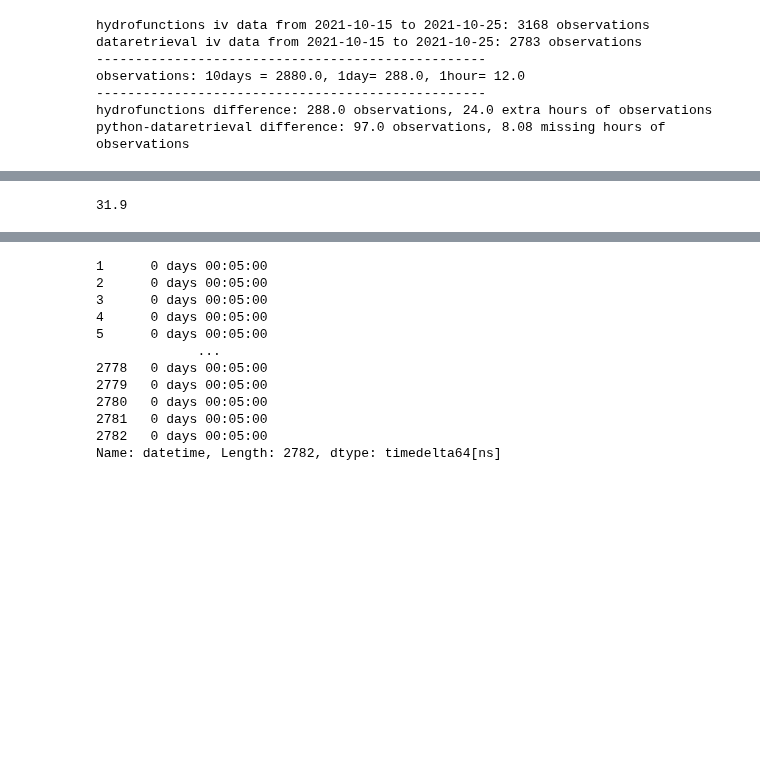
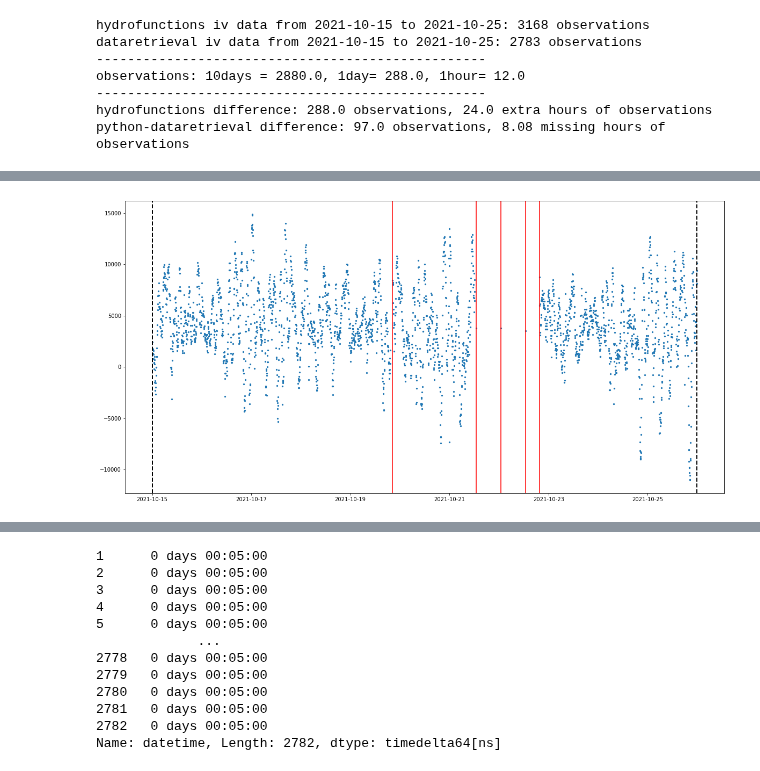
Before and after one commit to mlr07/hydro-tools, a Jupyter notebook: hydro-tools.ipynb, the cells around one changed output, grey strips where cells are left out. Drawn from its saved outputs; the diff is of its cells as text; code cells hidden in the pictures; blank space fills up the shorter version.

Commit message:
found and visualized gaps in python-dataretrieval data

```diff
--- a/hydro-tools.ipynb
+++ b/hydro-tools.ipynb
@@ -197,13 +197,8 @@ observations: 10days = 2880.0, 1day= 288.0, 1hour= 12.0
 hydrofunctions difference: 288.0 observations, 24.0 extra hours of observations
 python-dataretrieval difference: 97.0 observations, 8.08 missing hours of observations
 # %%
-# need to find where time is missing in each dataframe. there are no nans. do i need to identify jumps/gaps in the time index?
-
-%matplotlib inline
-import matplotlib.pyplot as plt
 from datetime import datetime, timedelta
 
-# resist urge to convert to numpy
 # grab datetime index, run diff on datetimes, drop index row 0 NA
 dt_index_delta = dt_df.reset_index()["datetime"].diff()[1:]
 
@@ -211,9 +206,9 @@ dt_index_delta = dt_df.reset_index()["datetime"].diff()[1:]
 dt_gaps = dt_index_delta[dt_index_diff > timedelta(minutes=5)]
 
 # print results
-print(f'{len(dt_gaps)} gaps with average gap duration: {dt_gaps.mean()}')
+print(f'{len(dt_gaps)} gaps with total duration: {dt_gaps.sum()}')
 for i, g in dt_gaps.iteritems():
     gap_start = dt_df.reset_index()["datetime"][i - 1]
-    print(f'Start: {datetime.strftime(gap_start, "%Y-%m-%d")} | '
-          f'Duration: {str(g.to_pytimedelta())}')
+    gap_stop = dt_df.reset_index()["datetime"][i]
+    print(f"Start: {datetime.strftime(gap_start, '%Y-%m-%d %H:%M:%S')} | Stop: {datetime.strftime(gap_stop, '%Y-%m-%d %H:%M:%S')} | Duration: {str(g.to_pytimedelta())}")
 # %% [output]
@@ -226,5 +221,31 @@ Start: 2021-10-22 | Duration: 6:40:00
-# %%
-6.40+0.45+1.05+12.0+12.0
-# %% [output]
-31.9
+# %%
+%matplotlib inline
+import matplotlib.pyplot as plt
+import numpy as np
+
+# convert index to numpy array, datetime object preserved
+dt_np = dt_df.index.to_numpy()
+
+# compute time diff, drops first index due to diff algro
+dt_np_delta = np.diff(dt_np)
+
+# insert dummy diff at index 0 to align indexes
+dt_np_delta = np.insert(dt_np_delta, 0, dt_np_delta[0])
+
+# get boolean mask for timedelta over 5 minutes
+dt_np_mask = dt_np_delta > timedelta(minutes=5)
+
+# filter original dataframe with mask to extract datetime indexes with missing data
+dt_np_gaps = dt_df[dt_np_mask]
+
+# plot it
+plt.figure(figsize=(20, 10))
+plt.scatter(dt_df.index, dt_df["00060_2"], s=5)
+plt.axvline(dt_df.index[0], color="black", linestyle="--", linewidth=2)
+plt.axvline(dt_df.index[-1], color="black", linestyle="--", linewidth=2)
+for i in dt_np_gaps.index.to_list():
+    plt.axvline(i, color="red")
+plt.show()
+# %% [output]
+[figure, added]
 # %%
```
Also changed, not shown: parts of 5 cells of this notebook.
